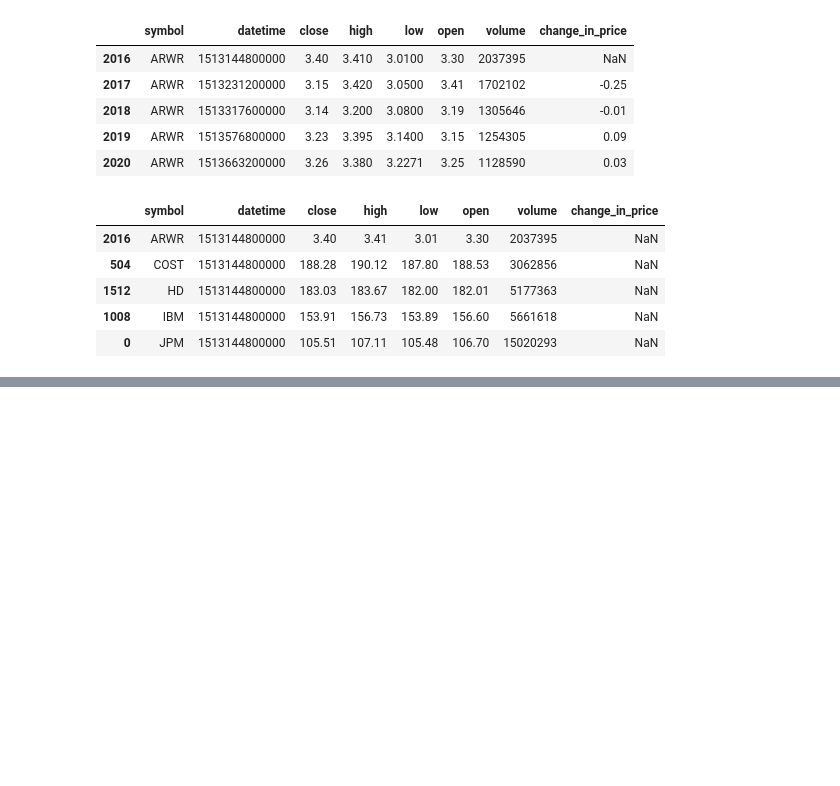
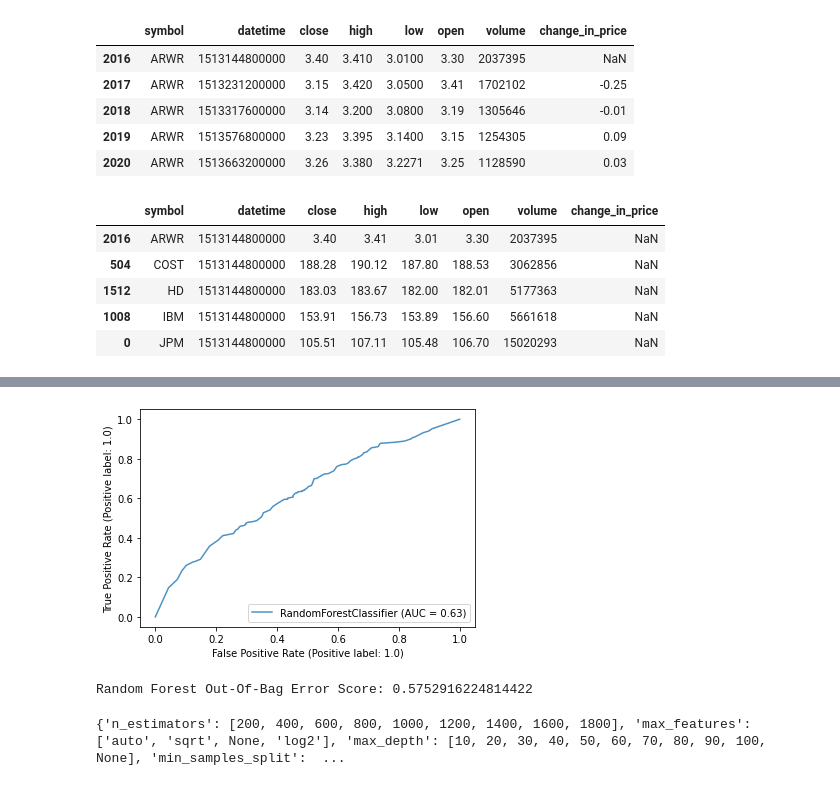
Before and after one commit to Adam-Mahdi/ML-Finance, a Jupyter notebook: Predicting Price Movement With Random Forests.ipynb, the cells around one changed output, grey strips where cells are left out. Saved outputs shown, nothing was run; the diff lists cells and outputs as text; code cells hidden in the pictures; blank space fills up the shorter version.

```diff
--- a/Predicting Price Movement With Random Forests.ipynb
+++ b/Predicting Price Movement With Random Forests.ipynb
@@ -107,0 +201,12 @@ price_data[price_data.isna().any(axis = 1)]
+# %%
+# We need to remove all rows that have an NaN value.
+print('Before NaN Drop we have {} rows and {} columns'.format(price_data.shape[0], price_data.shape[1]))
+
+# Any row that has a `NaN` value will be dropped.
+price_data = price_data.dropna()
+
+# Display how much we have left now.
+print('After NaN Drop we have {} rows and {} columns'.format(price_data.shape[0], price_data.shape[1]))
+
+# Print the head.
+price_data.head()
@@ -107,0 +289,44 @@ price_data[price_data.isna().any(axis = 1)]
+# %%
+# Create an ROC Curve plot.
+rfc_disp = plot_roc_curve(rand_frst_clf, X_test, y_test, alpha = 0.8)
+plt.show()
+# %% [output]
+[figure, added]
+# %%
+print('Random Forest Out-Of-Bag Error Score: {}'.format(rand_frst_clf.oob_score_))
+# %% [output]
+Random Forest Out-Of-Bag Error Score: 0.5752916224814422
+# %%
+# Number of trees in random forest
+# Number of trees is not a parameter that should be tuned, but just set large enough usually. There is no risk of overfitting in random forest with growing number of # trees, as they are trained independently from each other.
+n_estimators = list(range(200, 2000, 200))
+
+# Number of features to consider at every split
+max_features = ['auto', 'sqrt', None, 'log2']
+
+# Maximum number of levels in tree
+# Max depth is a parameter that most of the times should be set as high as possible, but possibly better performance can be achieved by setting it lower.
+max_depth = list(range(10, 110, 10))
+max_depth.append(None)
+
+# Minimum number of samples required to split a node
+# Higher values prevent a model from learning relations which might be highly specific to the particular sample selected for a tree. Too high values can also lead to # under-fitting hence depending on the level of underfitting or overfitting, you can tune the values for min_samples_split.
+min_samples_split = [2, 5, 10, 20, 30, 40]
+
+# Minimum number of samples required at each leaf node
+min_samples_leaf = [1, 2, 7, 12, 14, 16 ,20]
+
+# Method of selecting samples for training each tree
+bootstrap = [True, False]
+
+# Create the random grid
+random_grid = {'n_estimators': n_estimators,
+               'max_features': max_features,
+               'max_depth': max_depth,
+               'min_samples_split': min_samples_split,
+               'min_samples_leaf': min_samples_leaf,
+               'bootstrap': bootstrap}
+
+print(random_grid)
+# %% [output]
+{'n_estimators': [200, 400, 600, 800, 1000, 1200, 1400, 1600, 1800], 'max_features': ['auto', 'sqrt', None, 'log2'], 'max_depth': [10, 20, 30, 40, 50, 60, 70, 80, 90, 100, None], 'min_samples_split':  ...
```
Also changed, not shown: parts of 10 cells of this notebook.
